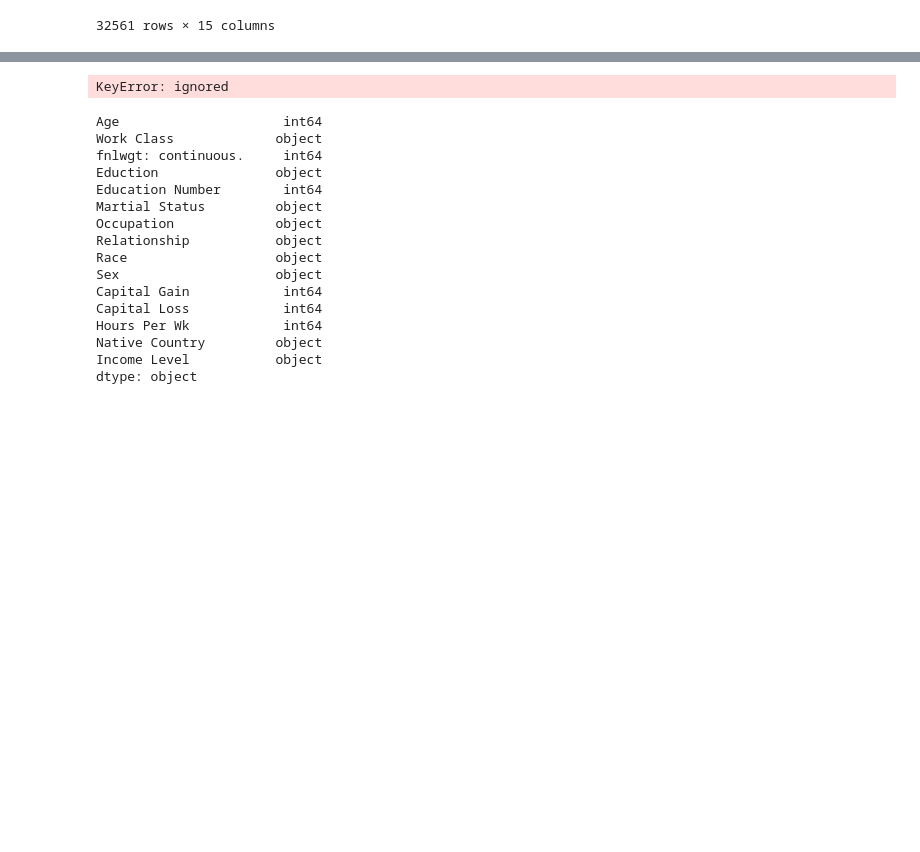
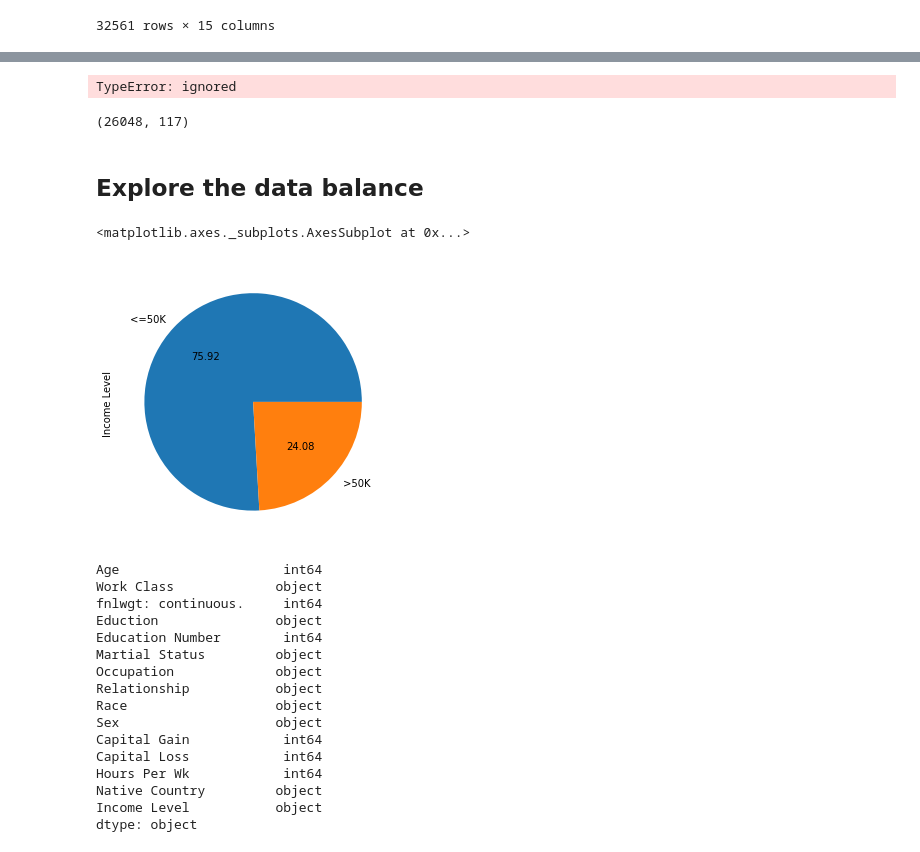
Before and after one commit to MaxSMCON/Group07, a Jupyter notebook: Group_7_ML.ipynb, the cells around one changed output, grey strips where cells are left out. Drawn from its saved outputs; the diff is of its cells as text; code cells hidden in the pictures; blank space fills up the shorter version.

```diff
--- a/Group_7_ML.ipynb
+++ b/Group_7_ML.ipynb
@@ -83,2 +229,16 @@ data
+# %%
+corr = df.corr()
+
+plt.figure(figsize = (18,15))
+sns.heatmap(corr, annot = True, vmin = -1.0, cmap = 'mako')
+plt.title('correlation heatmap')
+plt.show();
+# %% [output]
+TypeError: ignored
+# %%
+X_train[columns_nom_categorical]
+pipeline_categorical.fit_transform(X_train[columns_nom_categorical]).toarray().shape
+# %% [output]
+(26048, 117)
 # %%
 df = data.copy()
@@ -85,7 +247,13 @@ df = data.copy()
+# %% [markdown]
+## Explore the data balance
+# %%
+df = df.groupby(['Income Level '])['Income Level '].count()
+df.plot.pie(figsize=(5,5), autopct="%.2f")
+# %% [output]
+<matplotlib.axes._subplots.AxesSubplot at 0x...>
+[figure, added]
 # %%
-df['hours'] = df(df['Hours Per Wk']> 60, 'more', df['Hours Per Wk']<= 60, "less")
+# df['hours'] = df(df['Hours Per Wk']> 60, 'more', df['Hours Per Wk']<= 60, "less")
-# %% [output]
-KeyError: ignored
 # %%
 df.dtypes
 # %% [output]
```
Also changed, not shown: parts of 18 cells of this notebook.
